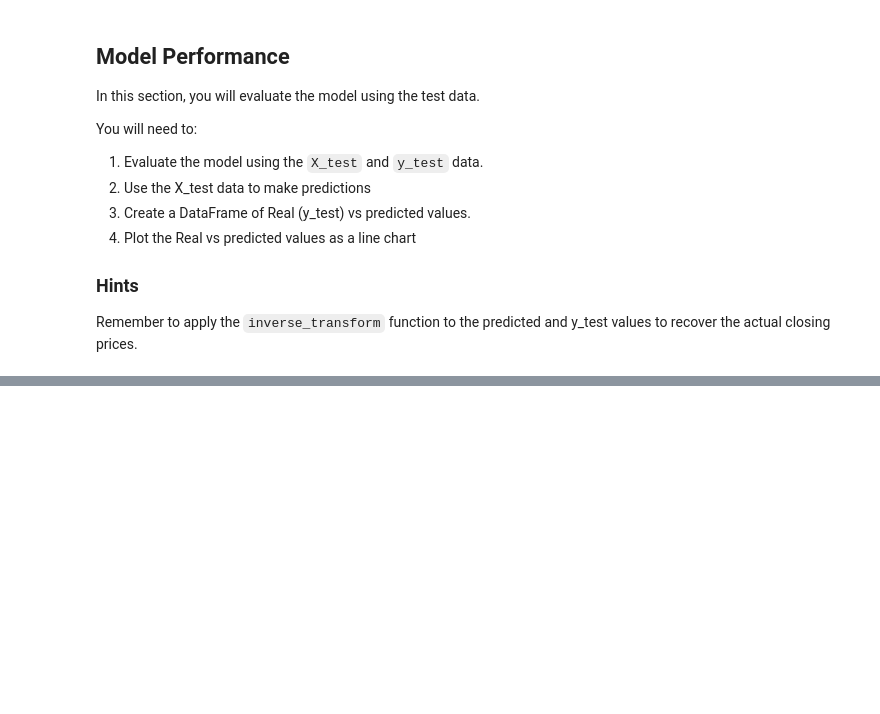
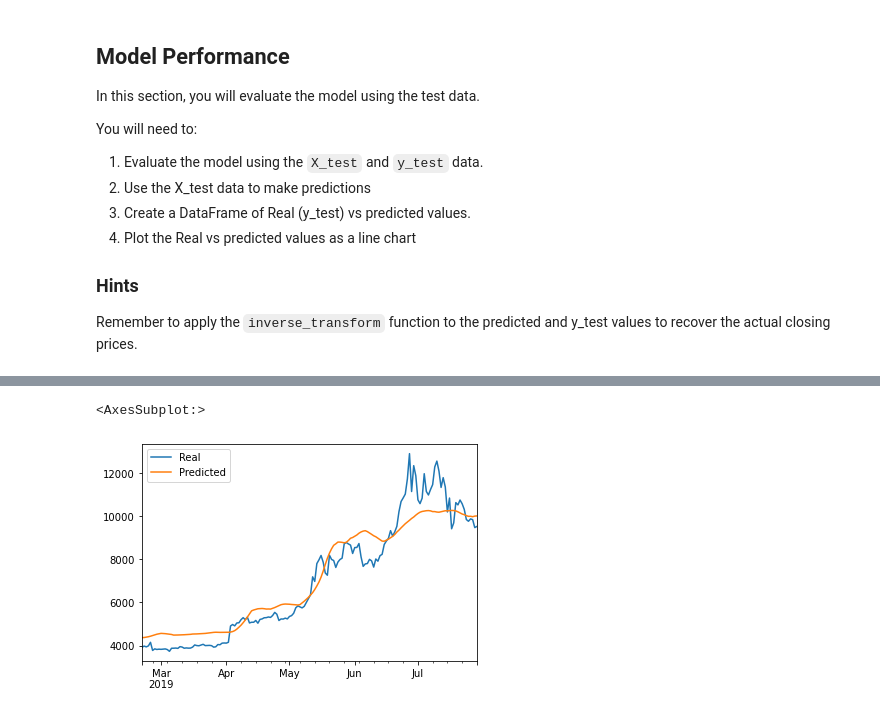
Before and after one commit to gokhanunal34/deepLearning, a Jupyter notebook: Instructions/Starter_Code/lstm_stock_predictor_closing.ipynb, the cells around one changed output, grey strips where cells are left out. Cells and saved outputs as stored; diff of their text form; code cells hidden in the pictures; blank space fills up the shorter version.

```diff
--- a/Instructions/Starter_Code/lstm_stock_predictor_closing.ipynb
+++ b/Instructions/Starter_Code/lstm_stock_predictor_closing.ipynb
@@ -209,4 +269,4 @@ stocks.head()
 # %%
 # Plot the real vs predicted values as a line chart
-# YOUR CODE HERE!
+stocks.plot()
 # %% [output]
@@ -213,0 +273,2 @@ stocks.head()
+<AxesSubplot:>
+[figure, added]
```
Also changed, not shown: parts of 10 cells of this notebook.
